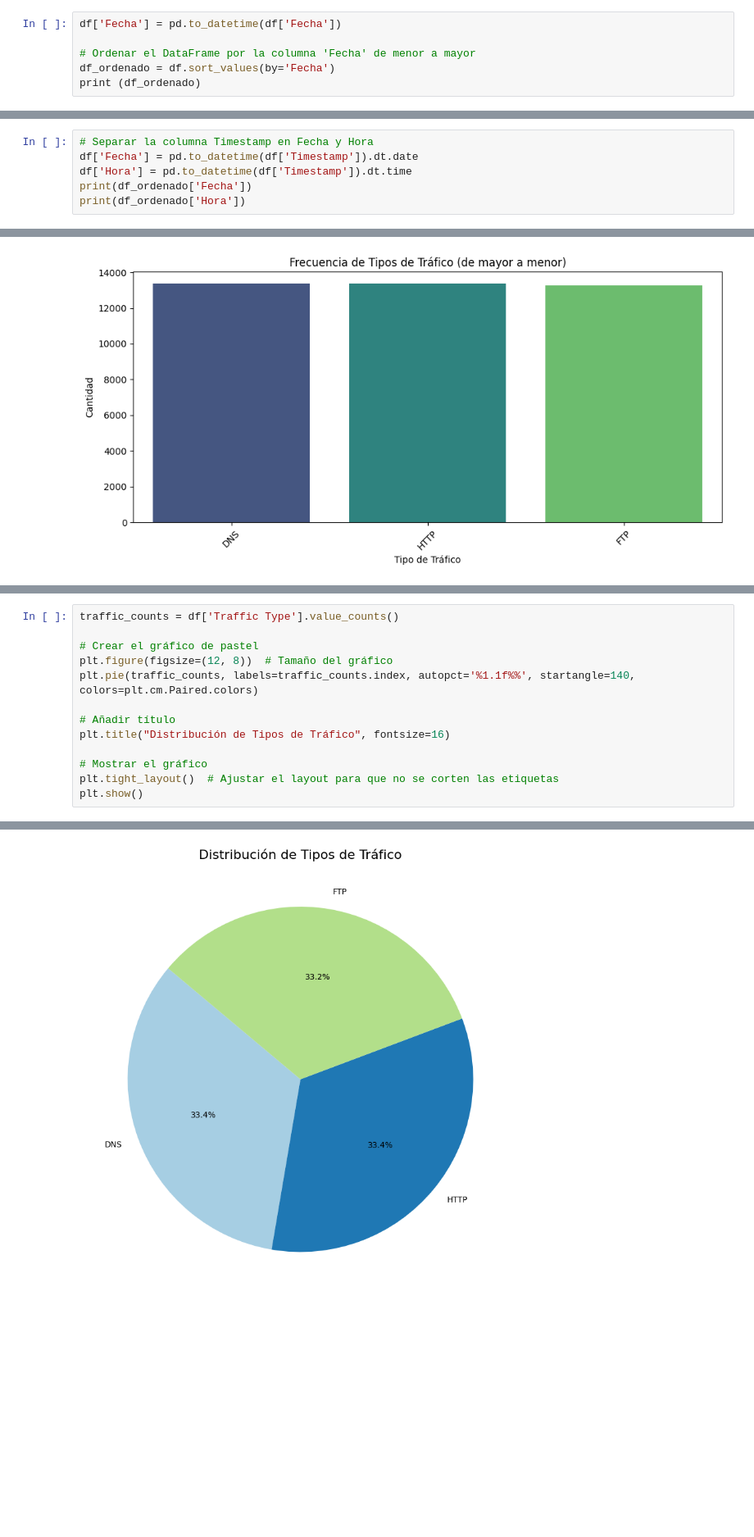
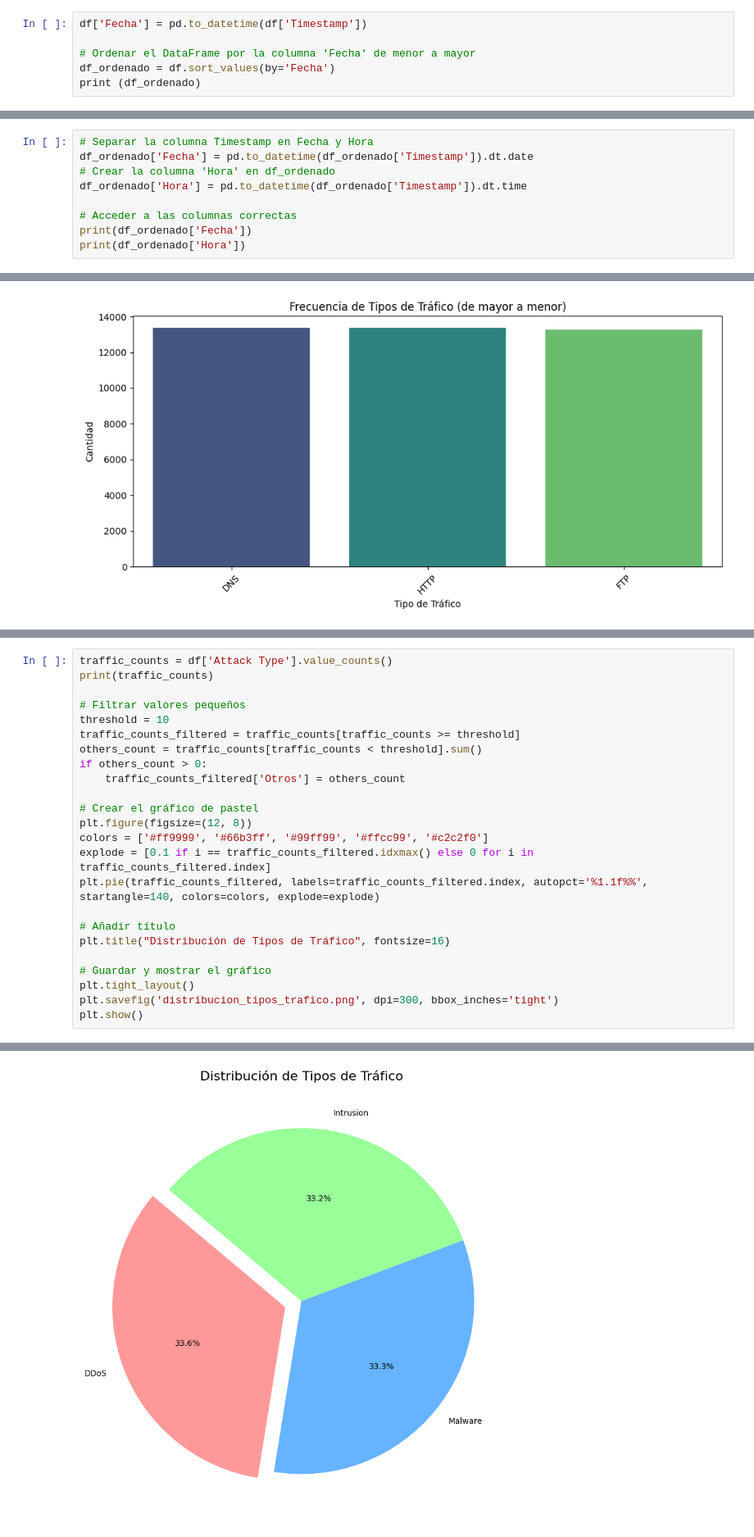
Before and after one commit to merazo97/learn-github, a Jupyter notebook: Grupo4_Tarea3_Caso2.ipynb, the cells around one changed output, grey strips where cells are left out. Shown at 82% size. Drawn from its saved outputs; the diff is of its cells as text; blank space fills up the shorter version.

```diff
--- a/Grupo4_Tarea3_Caso2.ipynb
+++ b/Grupo4_Tarea3_Caso2.ipynb
@@ -134,5 +136,5 @@ print(df)
 # %%
-df['Fecha'] = pd.to_datetime(df['Fecha'])
+df['Fecha'] = pd.to_datetime(df['Timestamp'])
 
 # Ordenar el DataFrame por la columna 'Fecha' de menor a mayor
 df_ordenado = df.sort_values(by='Fecha')
@@ -142,7 +160,10 @@ KeyError: 'Fecha'
 # %%
 # Separar la columna Timestamp en Fecha y Hora
-df['Fecha'] = pd.to_datetime(df['Timestamp']).dt.date
-df['Hora'] = pd.to_datetime(df['Timestamp']).dt.time
+df_ordenado['Fecha'] = pd.to_datetime(df_ordenado['Timestamp']).dt.date
+# Crear la columna 'Hora' en df_ordenado
+df_ordenado['Hora'] = pd.to_datetime(df_ordenado['Timestamp']).dt.time
+
+# Acceder a las columnas correctas
 print(df_ordenado['Fecha'])
 print(df_ordenado['Hora'])
 # %% [output]
@@ -243,14 +246,25 @@ plt.show()
 # %%
-traffic_counts = df['Traffic Type'].value_counts()
+traffic_counts = df['Attack Type'].value_counts()
+print(traffic_counts)
+
+# Filtrar valores pequeños
+threshold = 10
+traffic_counts_filtered = traffic_counts[traffic_counts >= threshold]
+others_count = traffic_counts[traffic_counts < threshold].sum()
+if others_count > 0:
+    traffic_counts_filtered['Otros'] = others_count
 
 # Crear el gráfico de pastel
-plt.figure(figsize=(12, 8))  # Tamaño del gráfico
-plt.pie(traffic_counts, labels=traffic_counts.index, autopct='%1.1f%%', startangle=140, colors=plt.cm.Paired.colors)
+plt.figure(figsize=(12, 8))
+colors = ['#ff9999', '#66b3ff', '#99ff99', '#ffcc99', '#c2c2f0']
+explode = [0.1 if i == traffic_counts_filtered.idxmax() else 0 for i in traffic_counts_filtered.index]
+plt.pie(traffic_counts_filtered, labels=traffic_counts_filtered.index, autopct='%1.1f%%', startangle=140, colors=colors, explode=explode)
 
 # Añadir título
 plt.title("Distribución de Tipos de Tráfico", fontsize=16)
 
-# Mostrar el gráfico
-plt.tight_layout()  # Ajustar el layout para que no se corten las etiquetas
+# Guardar y mostrar el gráfico
+plt.tight_layout()
+plt.savefig('distribucion_tipos_trafico.png', dpi=300, bbox_inches='tight')
 plt.show()
 # %% [output]
@@ -257 +276 @@ plt.show()
-[figure, old version]
+[figure, new version]
```
Also changed, not shown: parts of 21 cells of this notebook, 1 other file.
